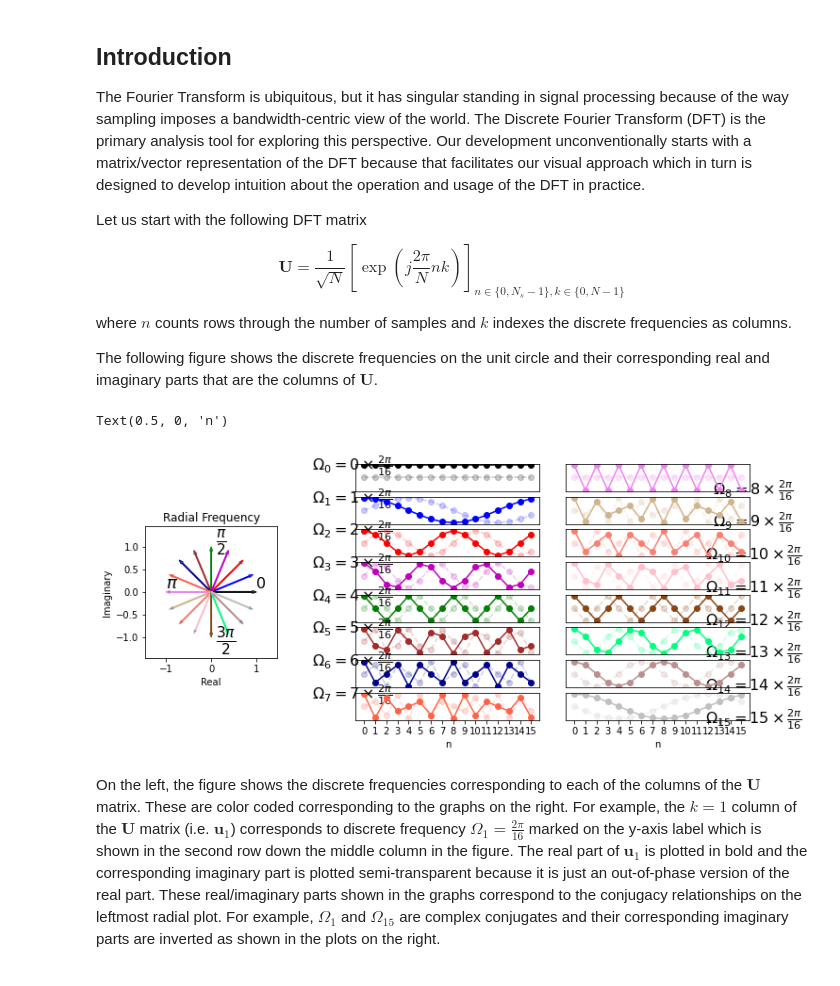
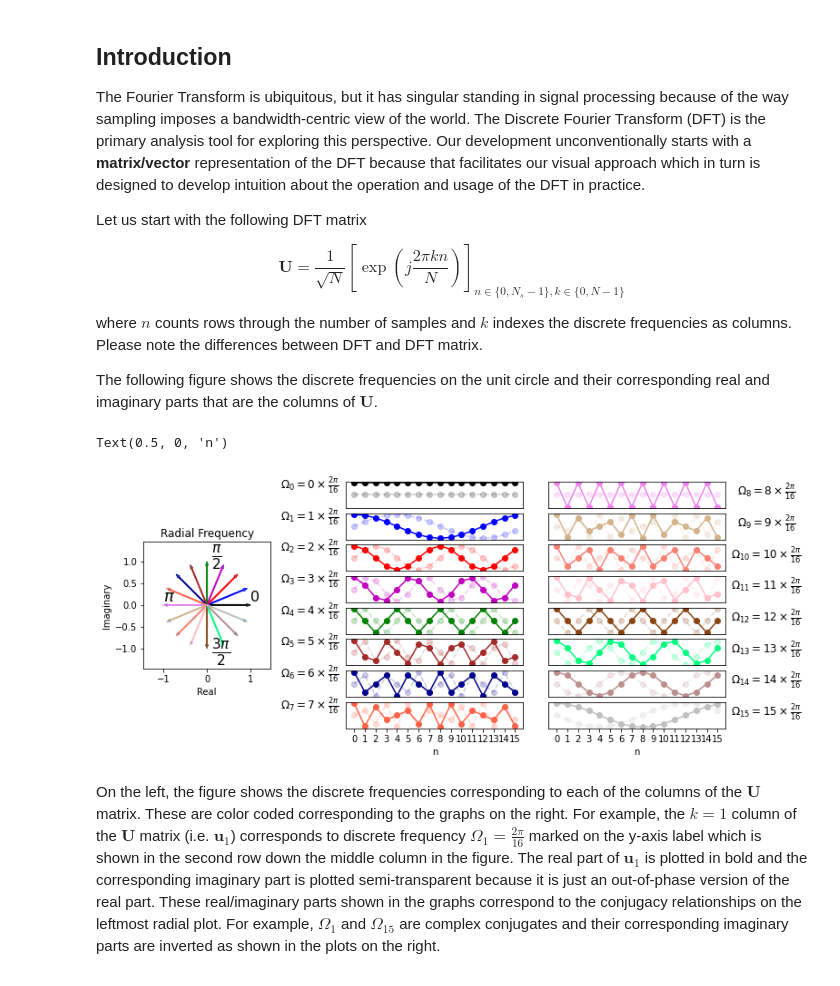
Before and after one commit to bagustris/python-for-signal-processing, a Jupyter notebook: notebook/Fourier_Transform.ipynb, the cells around one changed output. Drawn from its saved outputs; the diff is of its cells as text; code cells hidden in the pictures.

```diff
--- a/notebook/Fourier_Transform.ipynb
+++ b/notebook/Fourier_Transform.ipynb
@@ -2,13 +2,13 @@
 Introduction
 --------------
 
-The Fourier Transform is ubiquitous, but it has singular standing in signal processing because of the way sampling imposes a bandwidth-centric view of the world.  The Discrete Fourier Transform (DFT) is the primary analysis tool for exploring this perspective. Our development unconventionally starts with a matrix/vector representation of the DFT because that facilitates our visual approach which in turn is designed to develop intuition about the operation and usage of the DFT in practice.
+The Fourier Transform is ubiquitous, but it has singular standing in signal processing because of the way sampling imposes a bandwidth-centric view of the world.  The Discrete Fourier Transform (DFT) is the primary analysis tool for exploring this perspective. Our development unconventionally starts with a **matrix/vector** representation of the DFT because that facilitates our visual approach which in turn is designed to develop intuition about the operation and usage of the DFT in practice.
 
 Let us start with the following DFT matrix
 
-$$ \mathbf{U} = \frac{1}{\sqrt N} \left[ \exp \left( j \frac{2\pi}{N} n k \right) \right]_{n\in\{0,N_s-1\},k\in\{0,N-1\}} $$
+$$ \mathbf{U} = \frac{1}{\sqrt N} \left[ \exp \left( j \frac{2\pi k n}{N}  \right) \right]_{n\in\{0,N_s-1\},k\in\{0,N-1\}} $$
 
-where $n$ counts rows through the number of samples and $k$ indexes the discrete frequencies as columns.
+where $n$ counts rows through the number of samples and $k$ indexes the discrete frequencies as columns. Please note the differences between DFT and DFT matrix.
 
 The following figure shows the discrete frequencies on the unit circle and their corresponding real and imaginary parts that are the columns of $\mathbf{U}$.
 # %%
@@ -23,13 +23,14 @@ import matplotlib.gridspec as gridspec
 
 def dftmatrix(Nfft=32,N=None):
     'construct DFT matrix'
-    k= np.arange(Nfft)
+    k = np.arange(Nfft)
     if N is None: N = Nfft
     n = np.arange(N)
-    U = np.array(np.exp(1j* 2*np.pi/Nfft *k*n[:,None])) # use numpy broadcasting to create matrix
+    # still used np.matrix, error in complex conj (H) when changing to np.array
+    U = np.matrix(np.exp(1j* 2*np.pi/Nfft *k*n[:,None])) # use numpy broadcasting to create matrix
     return U/np.sqrt(Nfft)
 
-Nfft=16
+Nfft = 16
 v = np.ones((16, 1))
 U = dftmatrix(Nfft=Nfft, N=16)
 
@@ -52,43 +53,44 @@ for j,i in enumerate(a):
   ax0.add_patch( FancyArrow(0, 0, np.cos(i), np.sin(i), width=0.02,
                             length_includes_head=True, edgecolor=colors[j]))
 
 ax0.text(1,0.1,'0',fontsize=16)
 ax0.text(0.1,1,r'$\frac{\pi}{2}$',fontsize=22)
 ax0.text(-1,0.1,r'$\pi$',fontsize=18)
 ax0.text(0.1,-1.2,r'$\frac{3\pi}{2}$',fontsize=22)
 ax0.axis(np.array([-1,1,-1,1])*1.45)
 ax0.set_title('Radial Frequency')
 ax0.set_xlabel('Real')
 ax0.set_ylabel('Imaginary')
 
 # plots in the middle column
 for i in range(8):
   ax = plt.subplot(gs[i,4:8])
   ax.set_xticks([]);  ax.set_yticks([])
-  ax.set_ylabel(r'$\Omega_{%d}=%d\times\frac{2\pi}{16}$'%(i,i),fontsize=16,
-                rotation='horizontal')
+  ax.set_ylabel(r'$\Omega_{%d}=%d\times\frac{2\pi}{16}$'%(i,i),fontsize=12,
+                rotation='horizontal', labelpad=40)
   ax.plot(U.real[:,i],'-o',color=colors[i])
   ax.plot(U.imag[:,i],'--o',color=colors[i],alpha=0.2)
   ax.axis(ymax=4/Nfft*1.1,ymin=-4/Nfft*1.1)
+#   ax.yaxis.set_label_position('center')
 ax.set_xticks(np.arange(16))
 ax.set_xlabel('n')
 
 # plots in the far right column
 for i in range(8):
-  ax = plt.subplot(gs[i,8:])
+  ax = plt.subplot(gs[i, 8:])
   ax.set_xticks([]);  ax.set_yticks([])
-  ax.set_ylabel(r'$\Omega_{%d}=%d\times\frac{2\pi}{16}$'%(i+8,i+8),fontsize=16,
-                rotation='horizontal')
-  ax.plot(U.real[:,i+8],'-o',color=colors[i+8])
-  ax.plot(U.imag[:,i+8],'--o',color=colors[i+8],alpha=0.2)
-  ax.axis(ymax=4/Nfft*1.1,ymin=-4/Nfft*1.1)
+  ax.set_ylabel(r'$\Omega_{%d}=%d\times\frac{2\pi}{16}$'%(i+8,i+8),fontsize=12,
+                rotation='horizontal', loc='top', labelpad=45)
+  ax.plot(U.real[:, i+8],'-o',color=colors[i+8])
+  ax.plot(U.imag[:, i+8],'--o',color=colors[i+8],alpha=0.2)
+  ax.axis(ymax=4/Nfft*1.1, ymin=-4/Nfft*1.1)
   ax.yaxis.set_label_position('right')
 ax.set_xticks(np.arange(16))
 ax.set_xlabel('n')
-# fig.savefig('figure_00@.png', bbox_inches='tight', dpi=300)
+# fig.savefig('figure_00.svg', bbox_inches='tight', dpi=300)
 # %% [output]
 Text(0.5, 0, 'n')
-[figure, old version]
+[figure, new version]
 # %% [markdown]
 On the left, the figure shows the discrete frequencies corresponding to each of the columns of the $\mathbf{U}$ matrix. These are color coded corresponding to the graphs on the right. For example, the $k=1$ column of the $\mathbf{U}$ matrix (i.e. $ \mathbf{u}_1 $) corresponds to discrete frequency $\Omega_1=\frac{2\pi}{16}$ marked on the y-axis label which is shown in the second row down the middle column in the figure. The real part of $ \mathbf{u}_1 $ is plotted in bold and the corresponding imaginary part is plotted semi-transparent because it is just an out-of-phase version of the real part. These real/imaginary parts shown in the graphs correspond to the conjugacy relationships on the leftmost radial plot. For example, $\Omega_1$ and $\Omega_{15}$ are complex conjugates and their corresponding imaginary parts are inverted as shown in the plots on the right.
 
```
Also changed, not shown: parts of 9 cells of this notebook.
